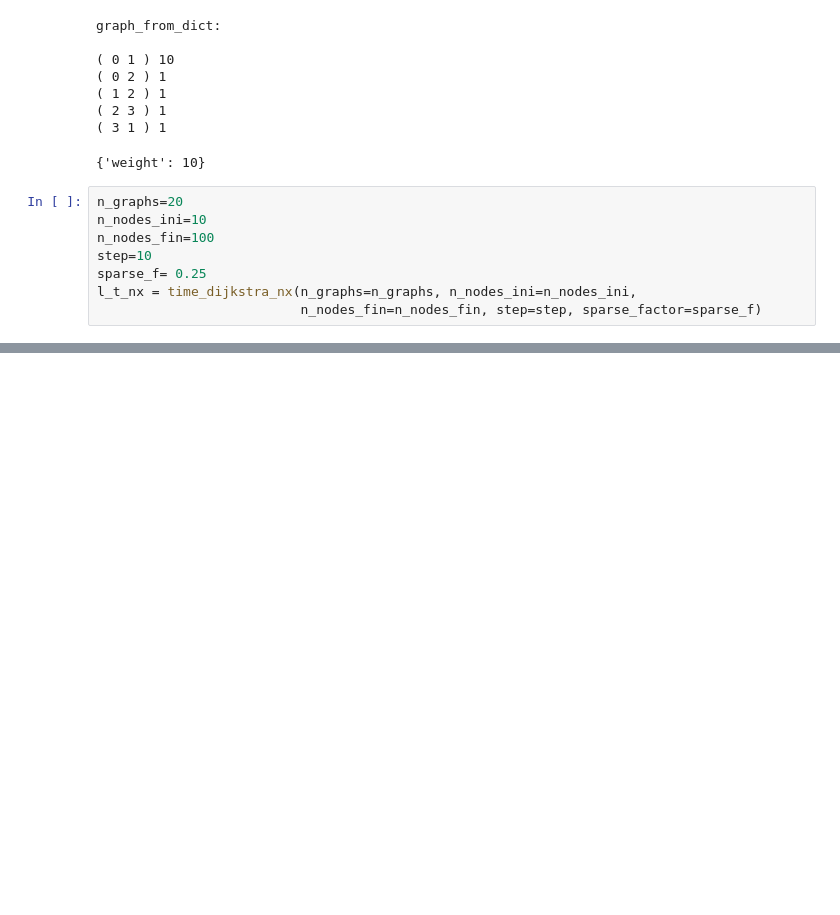
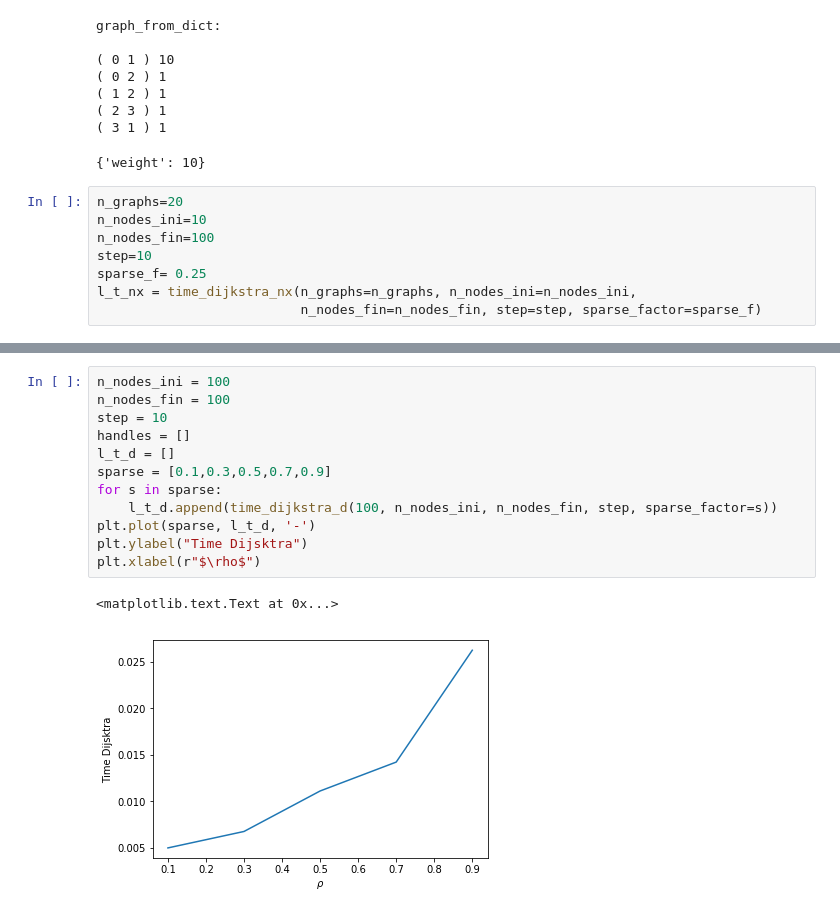
Before and after one commit to eslora10/DAALG, a Jupyter notebook: Practica1.ipynb, the cells around one changed output, grey strips where cells are left out. Cells and saved outputs as stored; diff of their text form; blank space fills up the shorter version.

```diff
--- a/Practica1.ipynb
+++ b/Practica1.ipynb
@@ -647,0 +644,15 @@ Ilustrar este crecimiento ejecutando Dijkstra sobre listas de adyacencia de graf
+# %%
+n_nodes_ini = 100
+n_nodes_fin = 100
+step = 10
+handles = []
+l_t_d = []
+sparse = [0.1,0.3,0.5,0.7,0.9]
+for s in sparse:
+    l_t_d.append(time_dijkstra_d(100, n_nodes_ini, n_nodes_fin, step, sparse_factor=s))
+plt.plot(sparse, l_t_d, '-')
+plt.ylabel("Time Dijsktra")
+plt.xlabel(r"$\rho$")
+# %% [output]
+<matplotlib.text.Text at 0x...>
+[figure, added]
```
Also changed, not shown: parts of 15 cells of this notebook, 4 other files.
